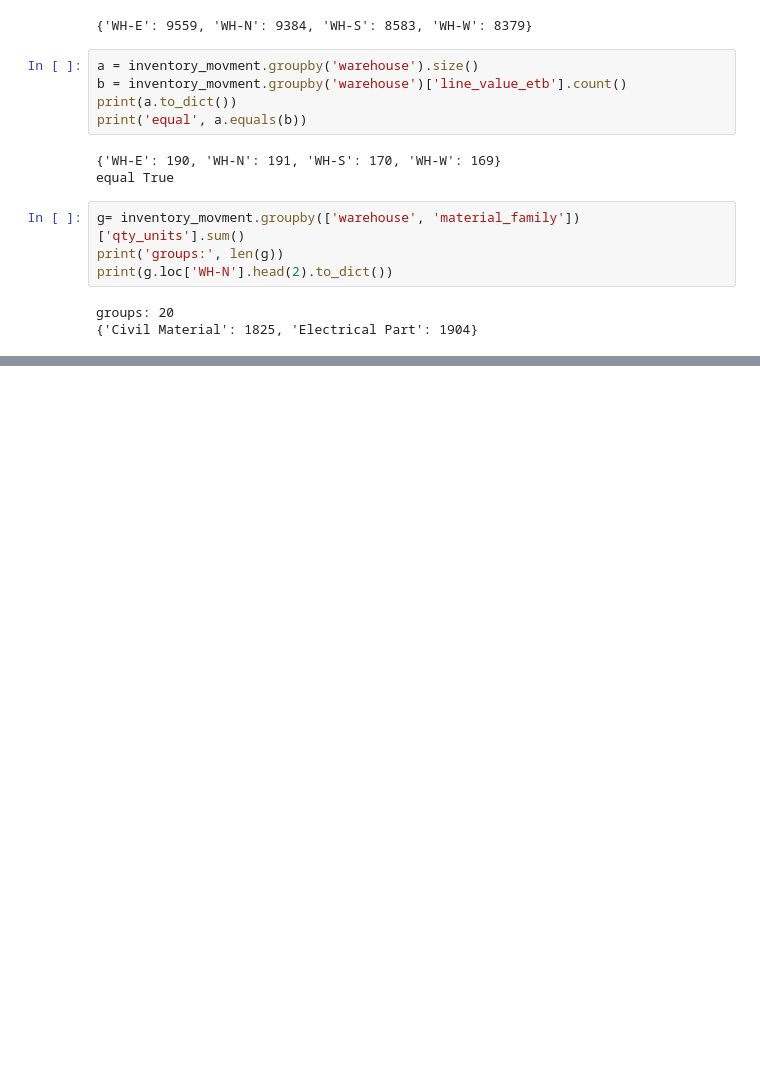
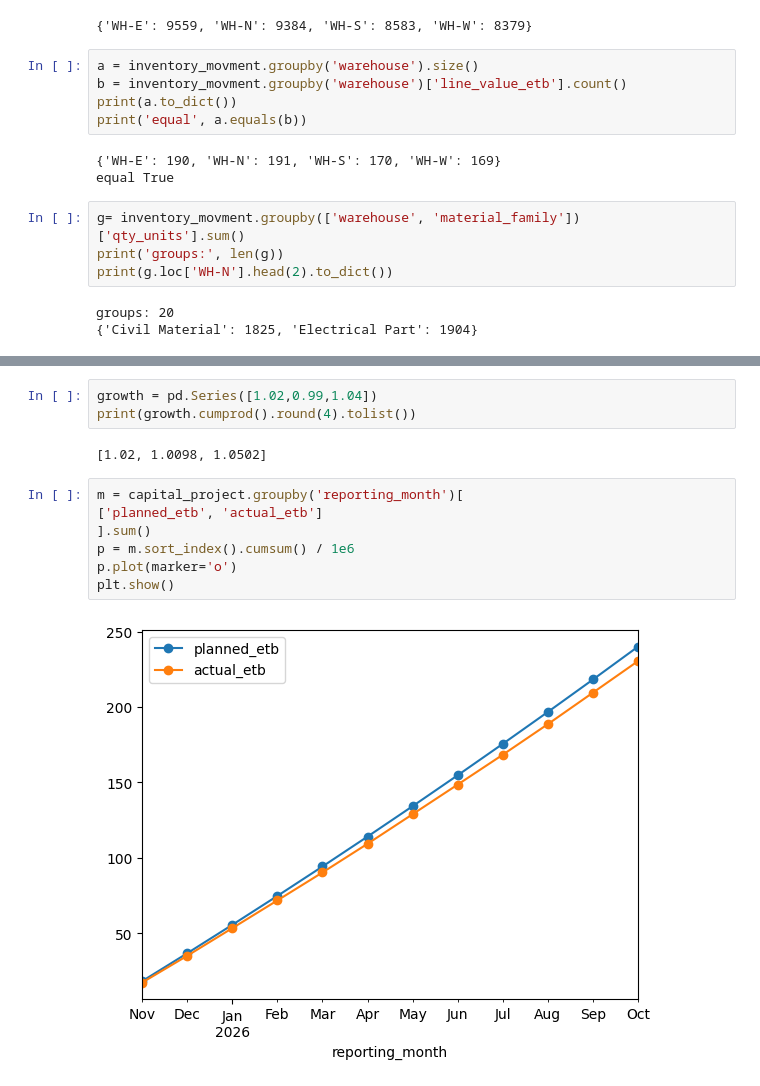
Before and after one commit to dagmawi77/python_aau_training, a Jupyter notebook: pandas_final.ipynb, the cells around one changed output, grey strips where cells are left out. Cells and saved outputs as stored; diff of their text form; blank space fills up the shorter version.

```diff
--- a/pandas_final.ipynb
+++ b/pandas_final.ipynb
@@ -85,0 +307,14 @@ groups: 20
+# %%
+growth = pd.Series([1.02,0.99,1.04])
+print(growth.cumprod().round(4).tolist())
+# %% [output]
+[1.02, 1.0098, 1.0502]
+# %%
+m = capital_project.groupby('reporting_month')[
+['planned_etb', 'actual_etb']
+].sum()
+p = m.sort_index().cumsum() / 1e6
+p.plot(marker='o')
+plt.show()
+# %% [output]
+[figure, added]
```
Also changed, not shown: parts of 33 cells of this notebook, 1 other file.
